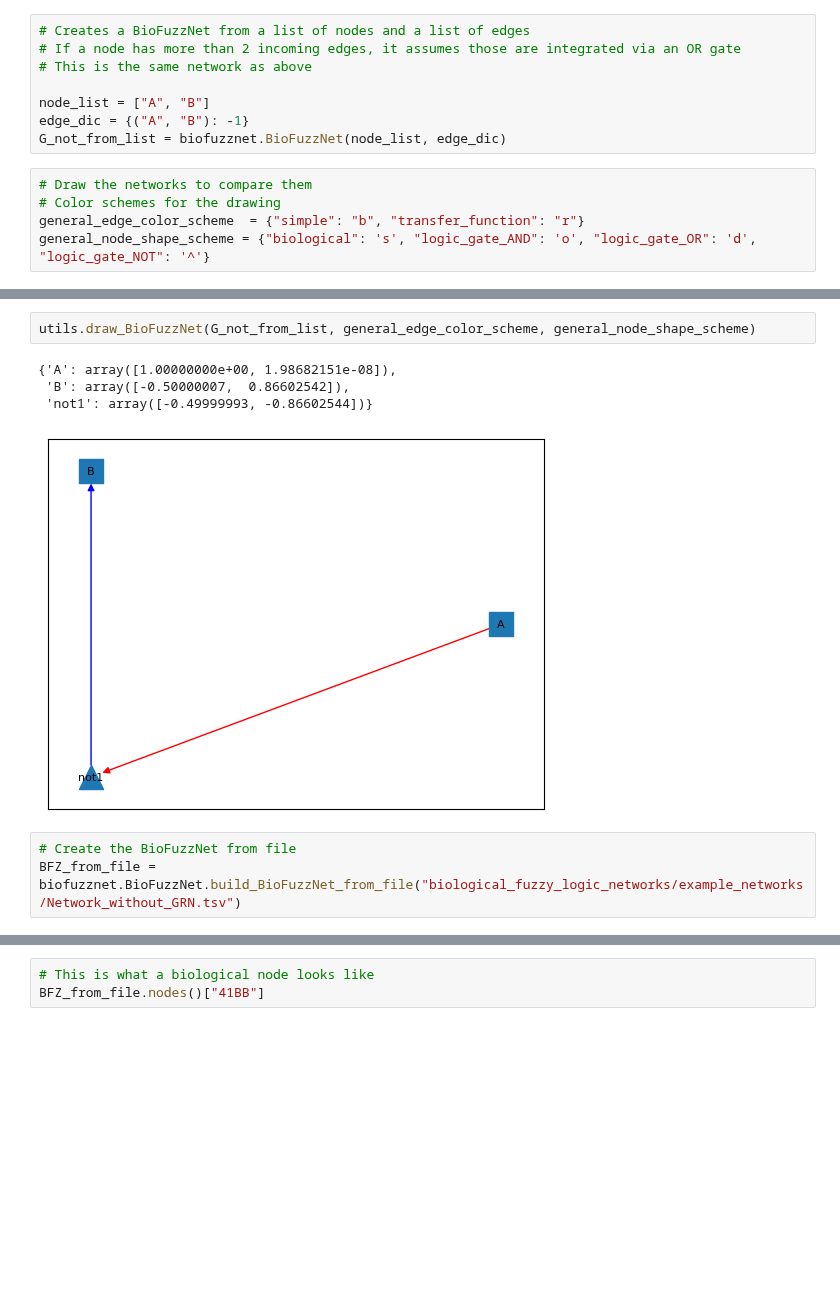
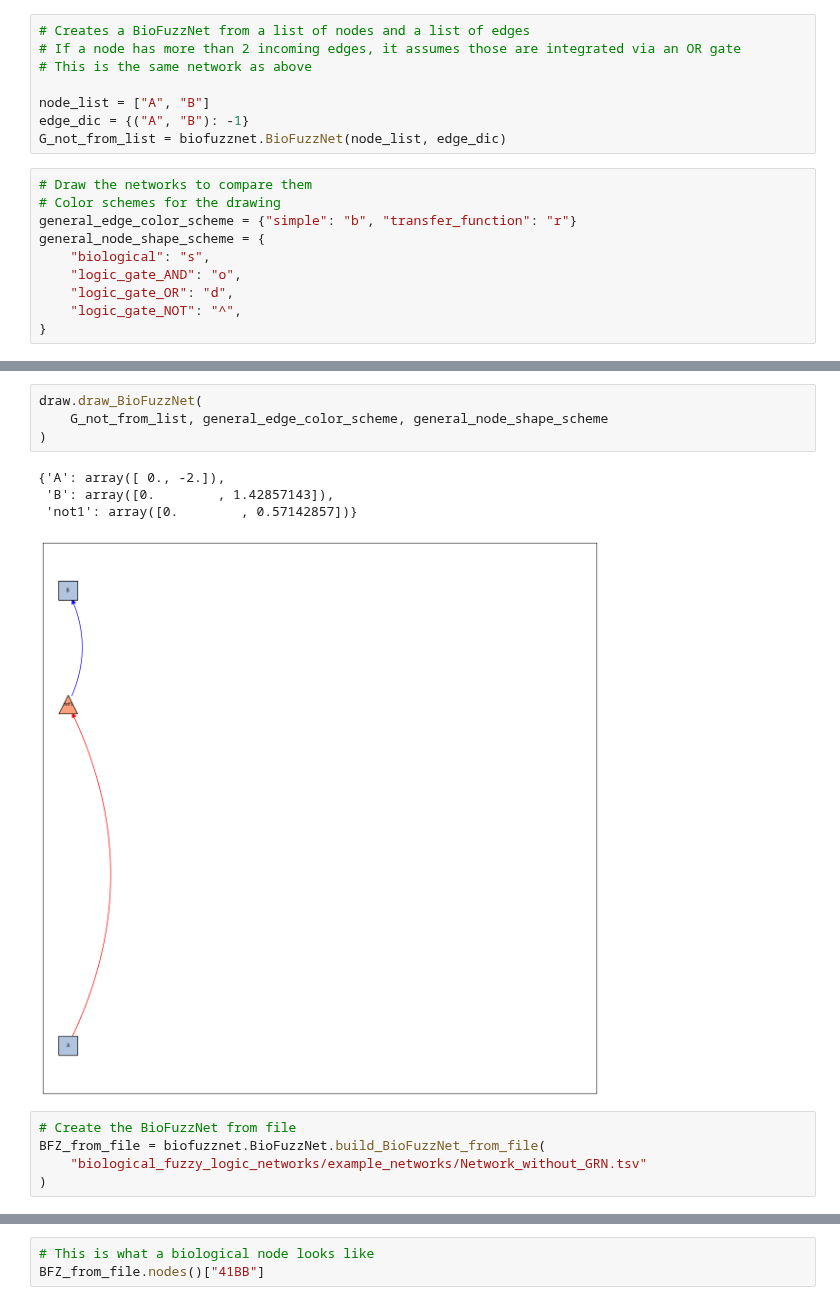
Before and after one commit to c-legac/biofuzznet, a Jupyter notebook: tutorial.ipynb, the cells around one changed output, grey strips where cells are left out. Drawn from its saved outputs; the diff is of its cells as text; blank space fills up the shorter version.

Commit message:
feat: gate experiments
Signed-off-by: clegac <114388670+c-legac@users.noreply.github.com>

```diff
--- a/tutorial.ipynb
+++ b/tutorial.ipynb
@@ -43,6 +47,11 @@ G_not_from_list = biofuzznet.BioFuzzNet(node_list, edge_dic)
 # %%
 # Draw the networks to compare them
 # Color schemes for the drawing
-general_edge_color_scheme  = {"simple": "b", "transfer_function": "r"}
-general_node_shape_scheme = {"biological": 's', "logic_gate_AND": 'o', "logic_gate_OR": 'd', "logic_gate_NOT": '^'}
+general_edge_color_scheme = {"simple": "b", "transfer_function": "r"}
+general_node_shape_scheme = {
+    "biological": "s",
+    "logic_gate_AND": "o",
+    "logic_gate_OR": "d",
+    "logic_gate_NOT": "^",
+}
 # %%
@@ -52,12 +64,16 @@ AttributeError: module 'biological_fuzzy_logic_networks.utils' has no attribute
 # %%
-utils.draw_BioFuzzNet(G_not_from_list, general_edge_color_scheme, general_node_shape_scheme)
+draw.draw_BioFuzzNet(
+    G_not_from_list, general_edge_color_scheme, general_node_shape_scheme
+)
 # %% [output]
-{'A': array([1.00000000e+00, 1.98682151e-08]),
- 'B': array([-0.50000007,  0.86602542]),
- 'not1': array([-0.49999993, -0.86602544])}
+{'A': array([ 0., -2.]),
+ 'B': array([0.        , 1.42857143]),
+ 'not1': array([0.        , 0.57142857])}
-[figure, old version]
+[figure, new version]
 # %%
 # Create the BioFuzzNet from file
-BFZ_from_file = biofuzznet.BioFuzzNet.build_BioFuzzNet_from_file("biological_fuzzy_logic_networks/example_networks/Network_without_GRN.tsv")
+BFZ_from_file = biofuzznet.BioFuzzNet.build_BioFuzzNet_from_file(
+    "biological_fuzzy_logic_networks/example_networks/Network_without_GRN.tsv"
+)
 # %%
 # Create the BioMixNet from file
```
Also changed, not shown: parts of 29 cells of this notebook, 7 other files.
